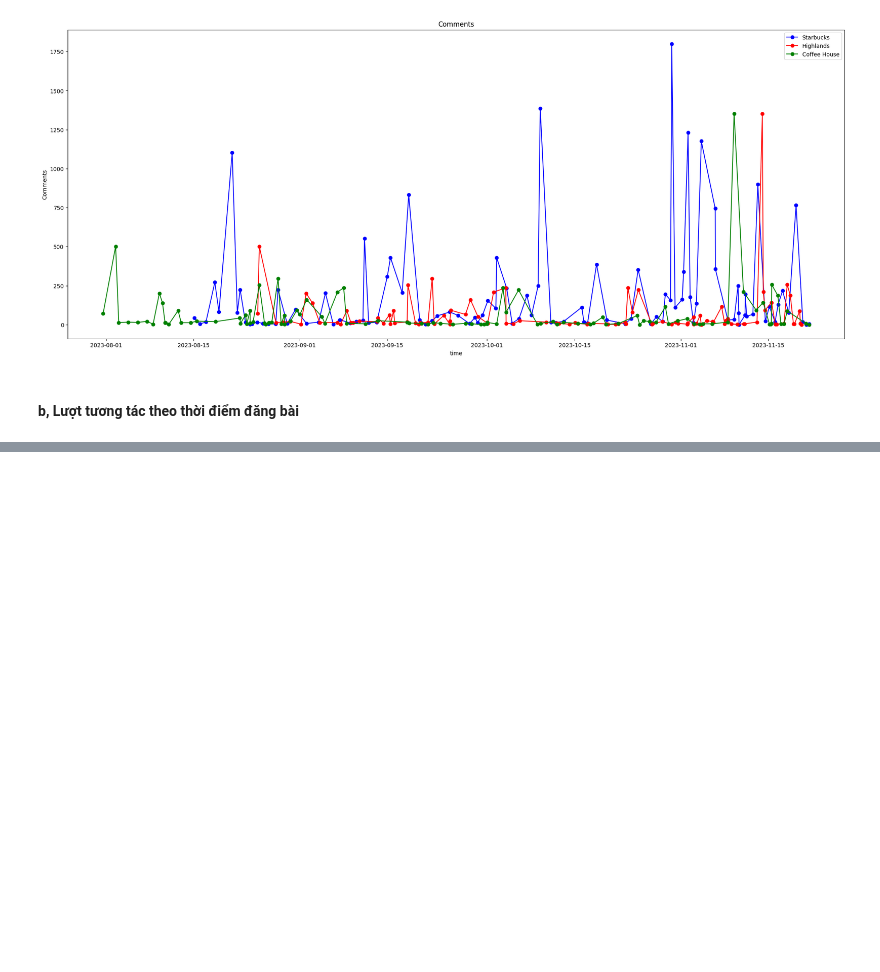
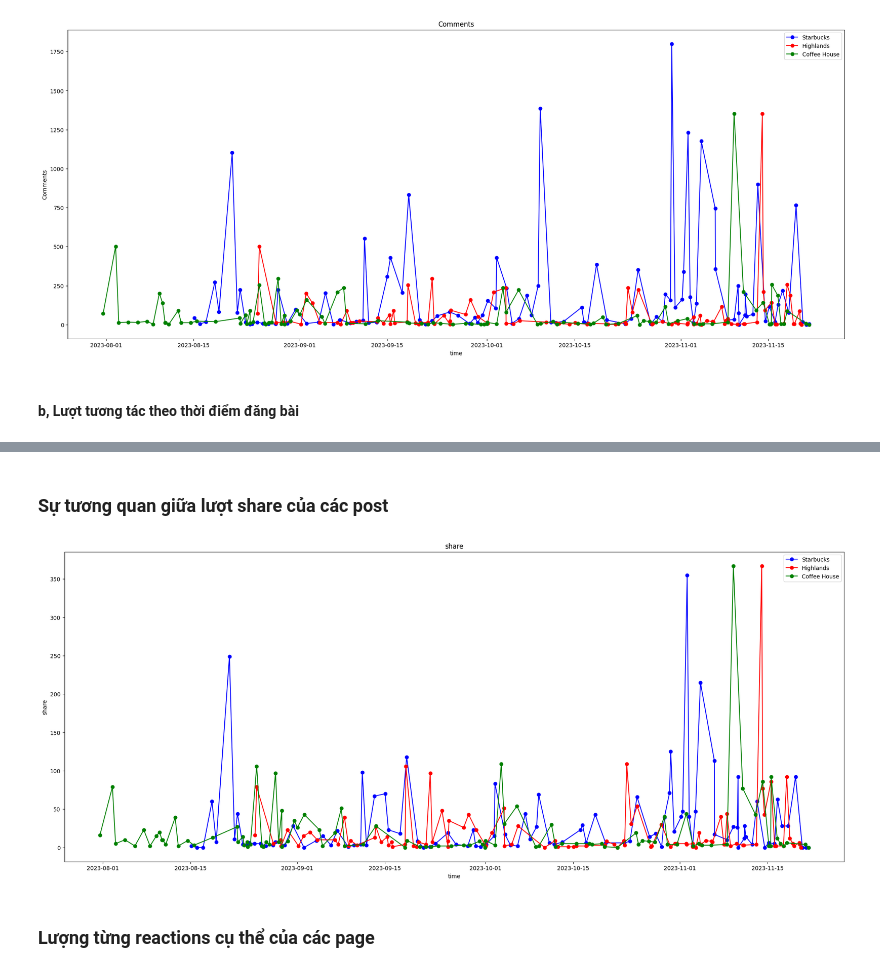
Before and after one commit to Tienlee41/final-project-python, a Jupyter notebook: Analyze.ipynb, the cells around one changed output, grey strips where cells are left out. Drawn from its saved outputs; the diff is of its cells as text; code cells hidden in the pictures; blank space fills up the shorter version.

```diff
--- a/Analyze.ipynb
+++ b/Analyze.ipynb
@@ -204,0 +268,18 @@ def hourly_stats(df):
+# %% [markdown]
+### Sự tương quan giữa lượt share của các post
+# %%
+def share__of_3_pages(df1,df2,df3):
+    fig = plt.subplots(figsize=(25,10))
+    plt.plot(df1['time'],df1['shares'],marker='o',color='blue', linestyle='-',label = 'Starbucks')
+    plt.plot(df2['time'],df3['shares'],marker='o',color='red', linestyle='-',label = 'Highlands')
+    plt.plot(df3['time'],df3['shares'],marker='o',color='green', linestyle='-',label = 'Coffee House')
+    plt.xlabel('time')
+    plt.ylabel('share')
+    plt.title('share')
+    plt.legend()
+    plt.show()
+share__of_3_pages(starbucks_df,highlands_df,coffee_house_df)
+# %% [output]
+[figure, added]
+# %% [markdown]
+### Lượng từng reactions cụ thể của các page
```
Also changed, not shown: parts of 37 cells of this notebook, 2 other files.
